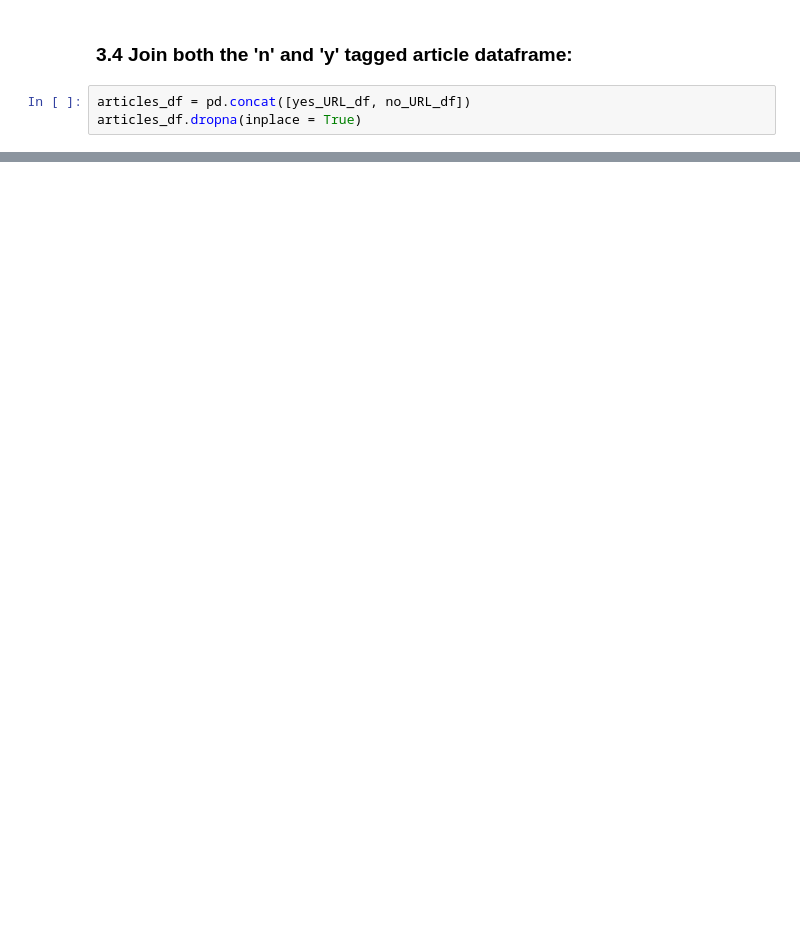
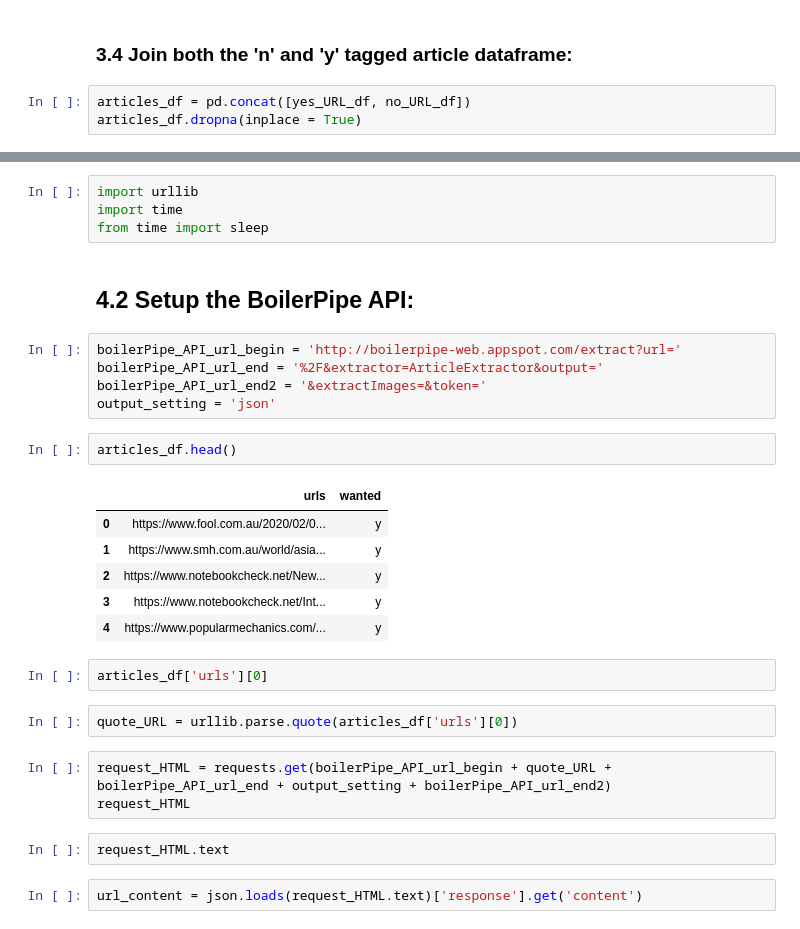
Before and after one commit to ylee9107/ML_app_CreateCustomNewsFeed, a Jupyter notebook: ML_app_CreateCustomNewsFeed.ipynb, the cells around one changed output, grey strips where cells are left out. Drawn from its saved outputs; the diff is of its cells as text; blank space fills up the shorter version.

```diff
--- a/ML_app_CreateCustomNewsFeed.ipynb
+++ b/ML_app_CreateCustomNewsFeed.ipynb
@@ -296,0 +346,31 @@ This stage uses the Embedly API to download and extract story bodies.
+# %%
+import urllib
+import time
+from time import sleep
+# %% [markdown]
+## 4.2 Setup the BoilerPipe API:
+# %%
+boilerPipe_API_url_begin = 'http://boilerpipe-web.appspot.com/extract?url='
+boilerPipe_API_url_end = '%2F&extractor=ArticleExtractor&output='
+boilerPipe_API_url_end2 = '&extractImages=&token='
+output_setting = 'json'
+# %%
+articles_df.head()
+# %% [output]
+|  | urls | wanted |
+| 0 | https://www.fool.com.au/2020/02/0... | y |
+| 1 | https://www.smh.com.au/world/asia... | y |
+| 2 | https://www.notebookcheck.net/New... | y |
+| 3 | https://www.notebookcheck.net/Int... | y |
+| 4 | https://www.popularmechanics.com/... | y |
+# %%
+articles_df['urls'][0]
+# %%
+quote_URL = urllib.parse.quote(articles_df['urls'][0])
+# %%
+request_HTML = requests.get(boilerPipe_API_url_begin + quote_URL + boilerPipe_API_url_end + output_setting + boilerPipe_API_url_end2)
+request_HTML
+# %%
+request_HTML.text
+# %%
+url_content = json.loads(request_HTML.text)['response'].get('content')
```
Also changed, not shown: parts of 20 cells of this notebook.
